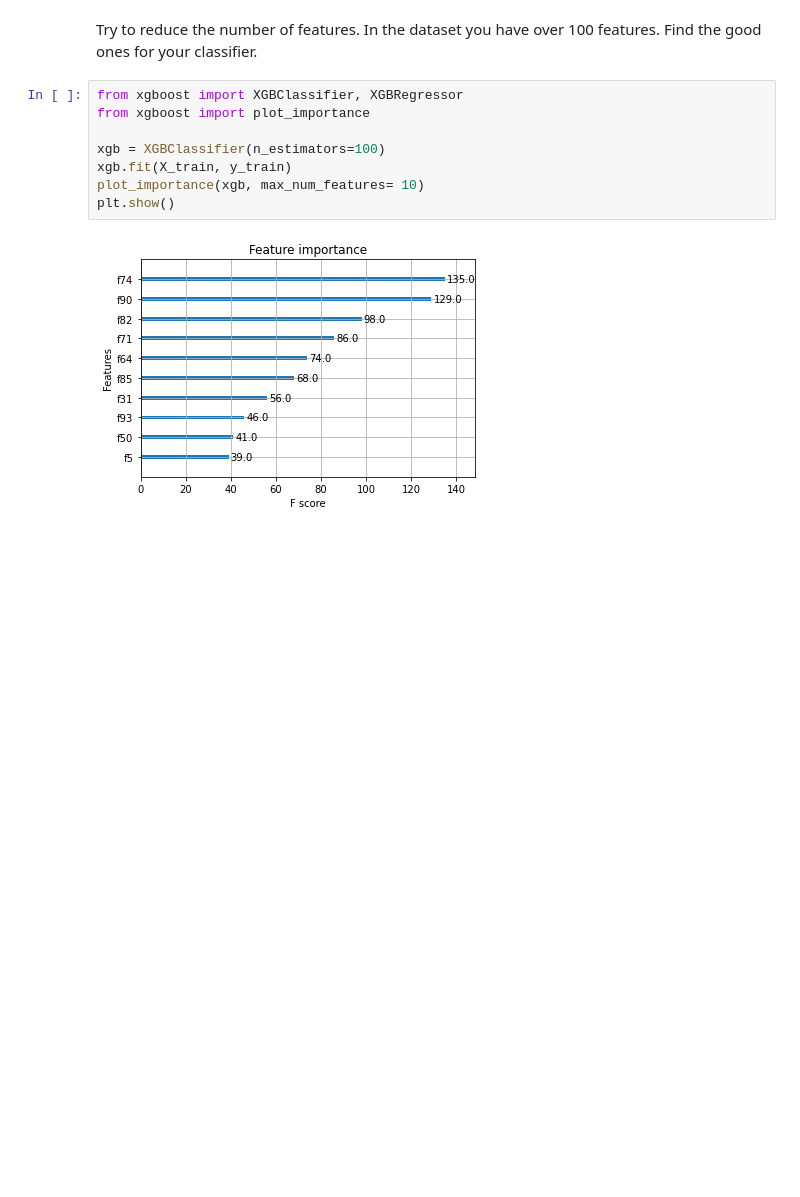
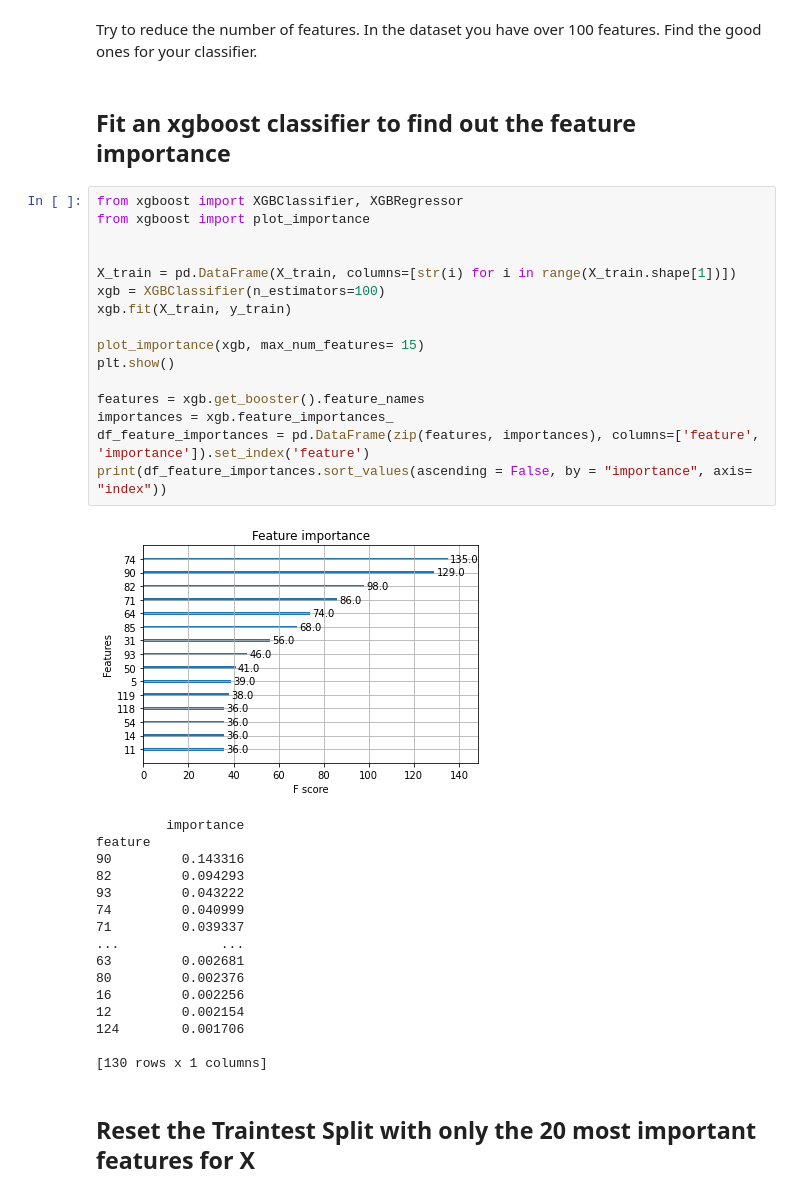
Before and after one commit to PascalDataScience/Coding-Challenge, a Jupyter notebook: Easy_2/Challenge_Easy_2.ipynb, the cells around one changed output. Cells and saved outputs as stored; diff of their text form; blank space fills up the shorter version.

```diff
--- a/Easy_2/Challenge_Easy_2.ipynb
+++ b/Easy_2/Challenge_Easy_2.ipynb
@@ -229,13 +229,40 @@ Accuracy Neural Network Tensorflow:  0.8272
 # Task 2
 # %% [markdown]
 Try to reduce the number of features. In the dataset you have over 100 features. Find the good ones for your classifier.
+# %% [markdown]
+## Fit an xgboost classifier to find out the feature importance
 # %%
 from xgboost import XGBClassifier, XGBRegressor
 from xgboost import plot_importance
 
+
+X_train = pd.DataFrame(X_train, columns=[str(i) for i in range(X_train.shape[1])])
 xgb = XGBClassifier(n_estimators=100)
 xgb.fit(X_train, y_train)
-plot_importance(xgb, max_num_features= 10)
+
+plot_importance(xgb, max_num_features= 15)
 plt.show()
+
+features = xgb.get_booster().feature_names
+importances = xgb.feature_importances_
+df_feature_importances = pd.DataFrame(zip(features, importances), columns=['feature', 'importance']).set_index('feature')
+print(df_feature_importances.sort_values(ascending = False, by = "importance", axis= "index"))
 # %% [output]
-[figure, old version]
+[figure, new version]
+         importance
+feature
+90         0.143316
+82         0.094293
+93         0.043222
+74         0.040999
+71         0.039337
+...             ...
+63         0.002681
+80         0.002376
+16         0.002256
+12         0.002154
+124        0.001706
+
+[130 rows x 1 columns]
+# %% [markdown]
+## Reset the Traintest Split with only the 20 most important features for X
```
Also changed, not shown: parts of 4 cells of this notebook.
